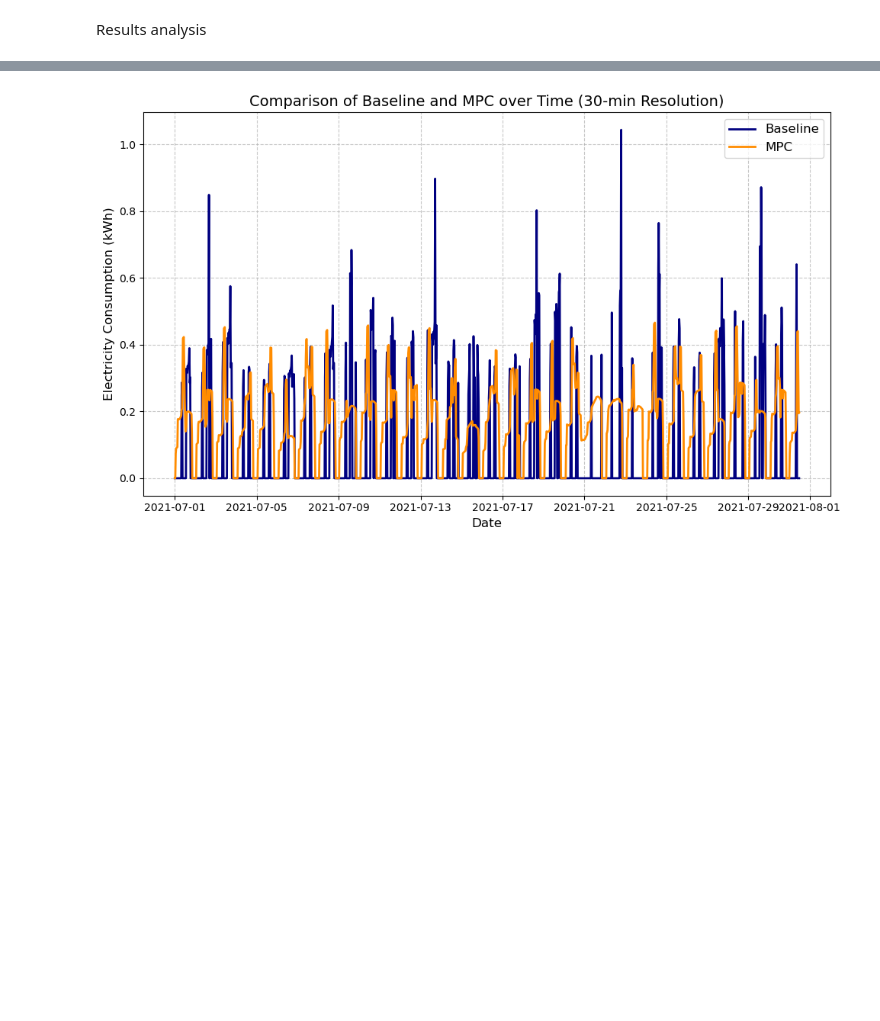
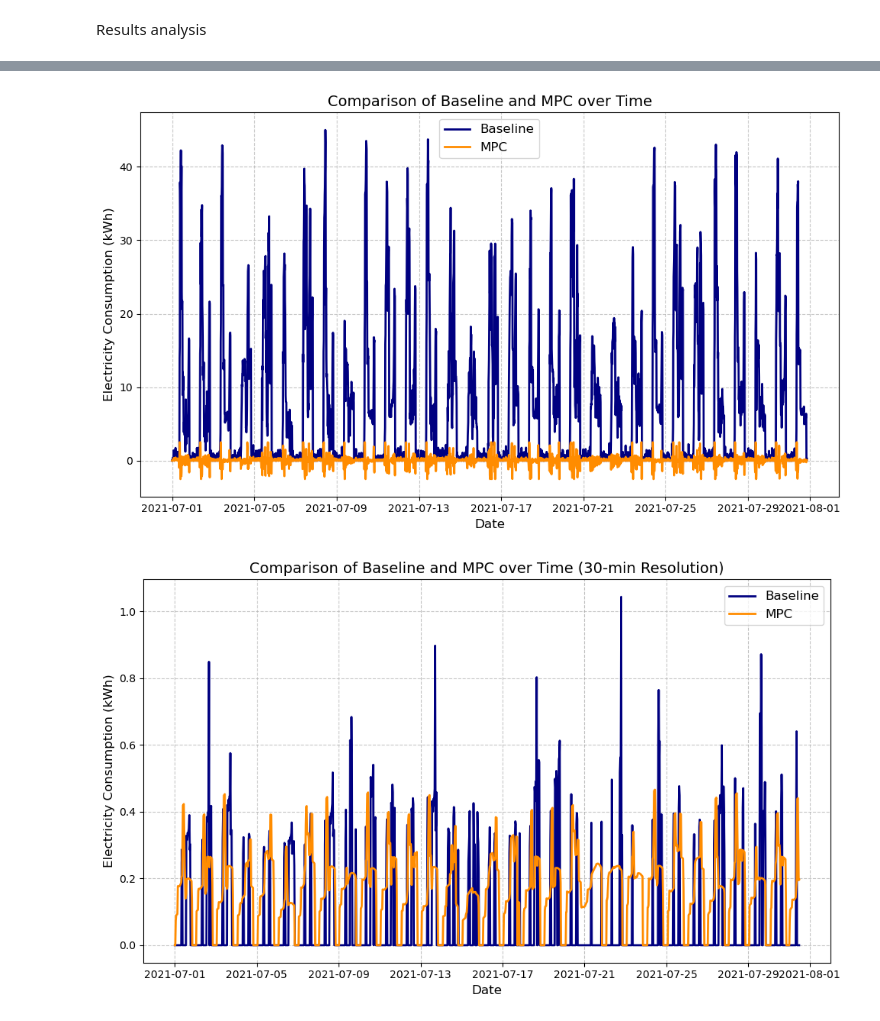
Before and after one commit to KrisCHEN8/PCM_RL-MPC, a Jupyter notebook: results/analysis.ipynb, the cells around one changed output, grey strips where cells are left out. Saved outputs shown, nothing was run; the diff lists cells and outputs as text; code cells hidden in the pictures; blank space fills up the shorter version.

```diff
--- a/results/analysis.ipynb
+++ b/results/analysis.ipynb
@@ -247,3 +247,36 @@ plt.show()
+# %%
+# Extract relevant data
+baseline_15T_val = baseline_15T.loc[date_index_15T, 'e']
+rl_mpc_val = df_results_15T['e_hp']
+
+# Create a figure and axis
+plt.figure(figsize=(10, 6))
+
+# Plot the baseline
+plt.plot(df_results_15T['u_hp'], label='Baseline', color='navy', linewidth=2)
+
+# Plot the RL-MPC
+plt.plot(df_results_15T['Q_pcm'], label='MPC', color='darkorange', linewidth=2)
+
+# Add a title and labels
+plt.title('Comparison of Baseline and MPC over Time', fontsize=14)
+plt.xlabel('Date', fontsize=12)
+plt.ylabel('Electricity Consumption (kWh)', fontsize=12)
+
+# Show legend
+plt.legend(loc='best', fontsize=12)
+
+# Add grid lines for readability
+plt.grid(True, linestyle='--', alpha=0.7)
+
+# (Optional) Adjust the x-axis to show dates more clearly
+# plt.xticks(rotation=45)
+
+# Display the plot
+plt.tight_layout()
+plt.show()
+# %% [output]
+[figure, added]
 # %%
 # Extract relevant data for 30-minute resolution
 baseline_30T_val = baseline_30T.loc[date_index_30T, 'e']
```
Also changed, not shown: parts of 1 cell of this notebook, 10 other files.
